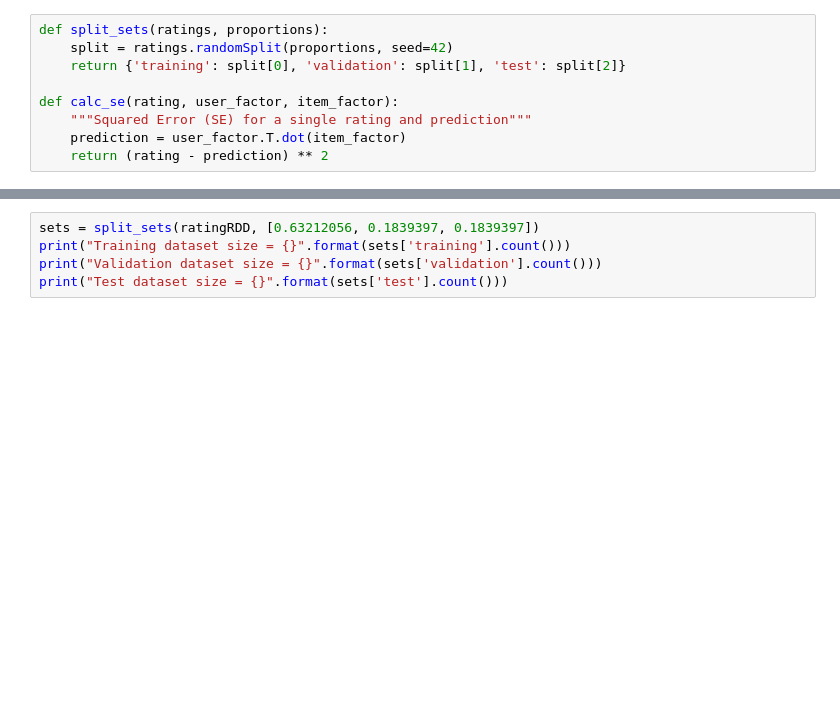
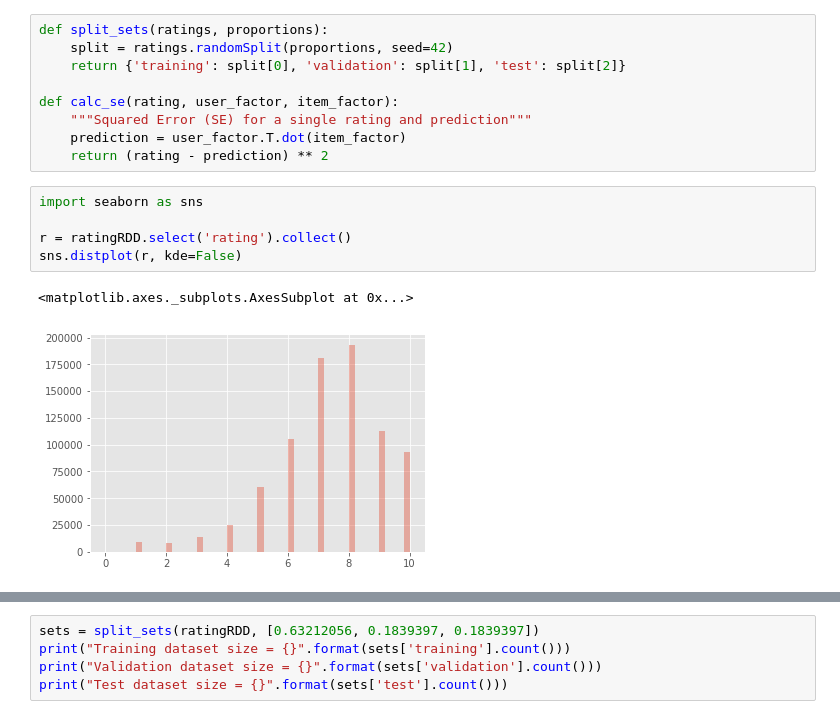
Before and after one commit to lazysimon/NYCDSA_CapstoneProject, a Jupyter notebook: als_revised1.ipynb, the cells around one changed output, grey strips where cells are left out. Cells and saved outputs as stored; diff of their text form; blank space fills up the shorter version.

```diff
--- a/als_revised1.ipynb
+++ b/als_revised1.ipynb
@@ -116,3 +159,11 @@ def calc_se(rating, user_factor, item_factor):
     """Squared Error (SE) for a single rating and prediction"""
     prediction = user_factor.T.dot(item_factor)
     return (rating - prediction) ** 2
+# %%
+import seaborn as sns
+
+r = ratingRDD.select('rating').collect()
+sns.distplot(r, kde=False)
+# %% [output]
+<matplotlib.axes._subplots.AxesSubplot at 0x...>
+[figure, added]
```
Also changed, not shown: parts of 28 cells of this notebook.
